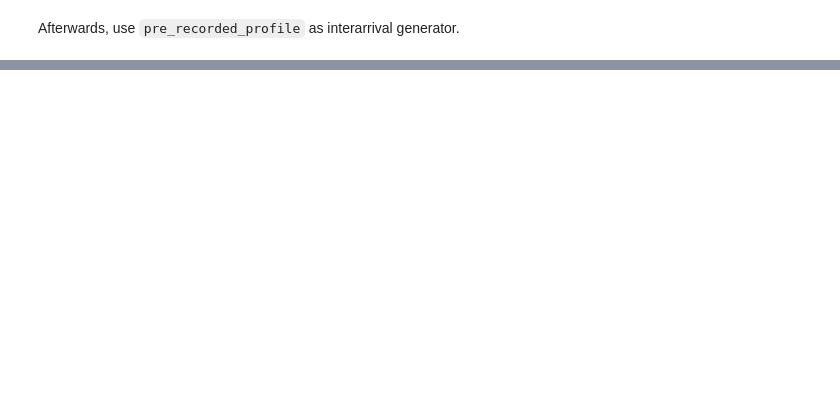
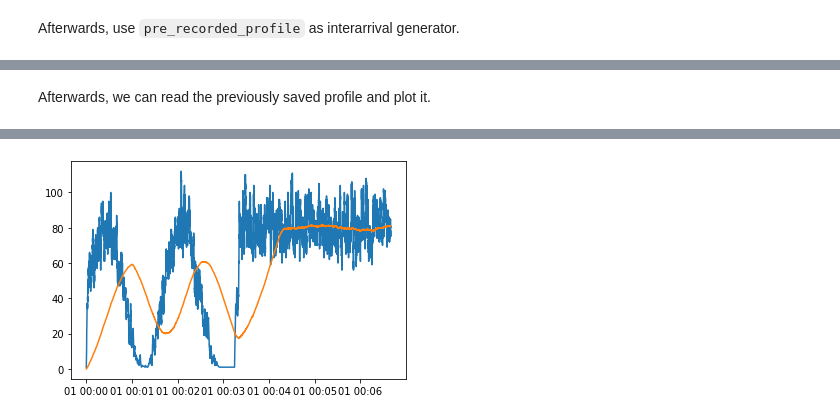
Before and after one commit to edgerun/request-generator, a Jupyter notebook: notebooks/workload_patterns.ipynb, the cells around one changed output, grey strips where cells are left out. Saved outputs shown, nothing was run; the diff lists cells and outputs as text; code cells hidden in the pictures; blank space fills up the shorter version.

```diff
--- a/notebooks/workload_patterns.ipynb
+++ b/notebooks/workload_patterns.ipynb
@@ -206,0 +222,13 @@ simulating 3881 events took 0.01 sec
+# %% [markdown]
+Afterwards, we can read the previously saved profile and plot it.
+# %%
+profile = pre_recorded_profile('test.pkl')
+df = run_arrival_profile(simpy.Environment(), profile, until=400)
+
+x1 = df['ia'].rolling('1s').count()
+x2 = df['ia'].rolling('60s').count() / 60
+
+plt.plot(x1)
+plt.plot(x2)
+plt.show()
+# %% [output]
@@ -206,0 +236 @@ simulating 3881 events took 0.01 sec
+[figure, added]
```
Also changed, not shown: parts of 12 cells of this notebook, 1 other file.
